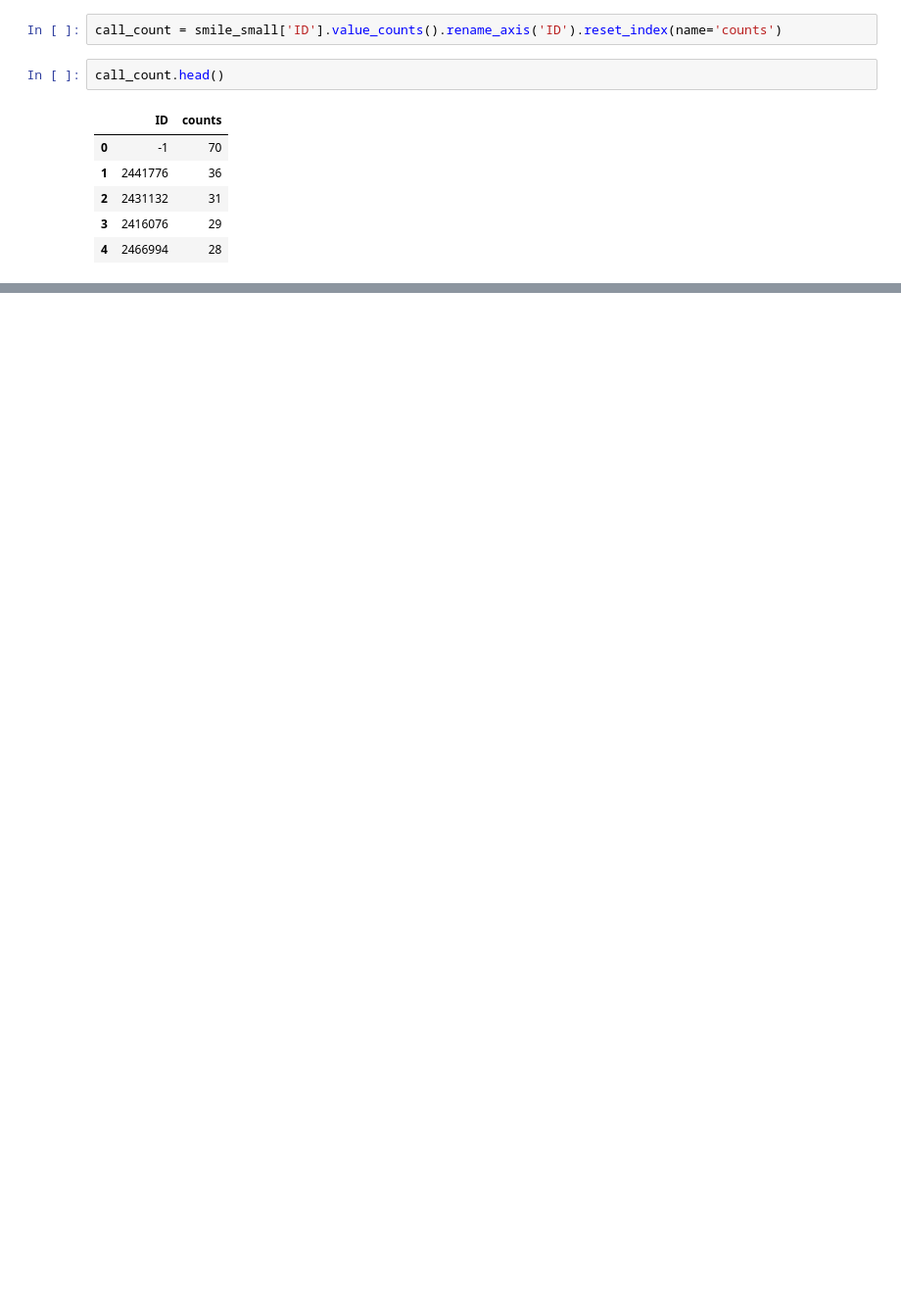
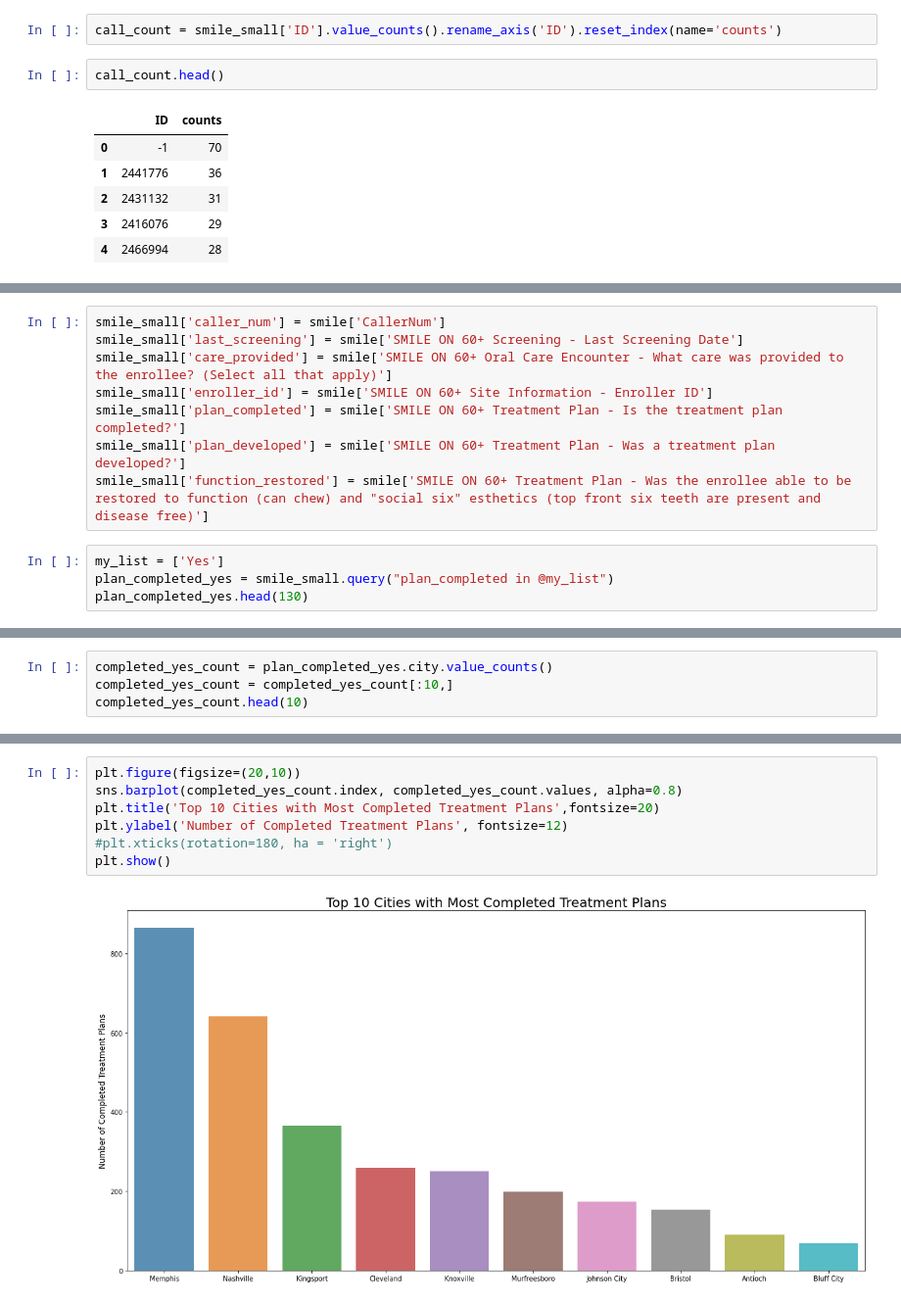
Before and after one commit to bsfcs/smile-on-hulk, a Jupyter notebook: smile_on_eda.ipynb, the cells around one changed output, grey strips where cells are left out. Shown: that part at 98% size. Cells and saved outputs as stored; diff of their text form; blank space fills up the shorter version.

```diff
--- a/smile_on_eda.ipynb
+++ b/smile_on_eda.ipynb
@@ -184,0 +348,12 @@ call_count.head()
+# %%
+smile_small['caller_num'] = smile['CallerNum']
+smile_small['last_screening'] = smile['SMILE ON 60+ Screening - Last Screening Date']
+smile_small['care_provided'] = smile['SMILE ON 60+ Oral Care Encounter - What care was provided to the enrollee? (Select all that apply)']
+smile_small['enroller_id'] = smile['SMILE ON 60+ Site Information - Enroller ID']
+smile_small['plan_completed'] = smile['SMILE ON 60+ Treatment Plan - Is the treatment plan completed?']
+smile_small['plan_developed'] = smile['SMILE ON 60+ Treatment Plan - Was a treatment plan developed?']
+smile_small['function_restored'] = smile['SMILE ON 60+ Treatment Plan - Was the enrollee able to be restored to function (can chew) and "social six" esthetics (top front six teeth are present and disease free)']
+# %%
+my_list = ['Yes']
+plan_completed_yes = smile_small.query("plan_completed in @my_list")
+plan_completed_yes.head(130)
@@ -184,0 +374,4 @@ call_count.head()
+# %%
+completed_yes_count = plan_completed_yes.city.value_counts()
+completed_yes_count = completed_yes_count[:10,]
+completed_yes_count.head(10)
@@ -184,0 +390,9 @@ call_count.head()
+# %%
+plt.figure(figsize=(20,10))
+sns.barplot(completed_yes_count.index, completed_yes_count.values, alpha=0.8)
+plt.title('Top 10 Cities with Most Completed Treatment Plans',fontsize=20)
+plt.ylabel('Number of Completed Treatment Plans', fontsize=12)
+#plt.xticks(rotation=180, ha = 'right')
+plt.show()
+# %% [output]
+[figure, added]
```
Also changed, not shown: parts of 45 cells of this notebook.
